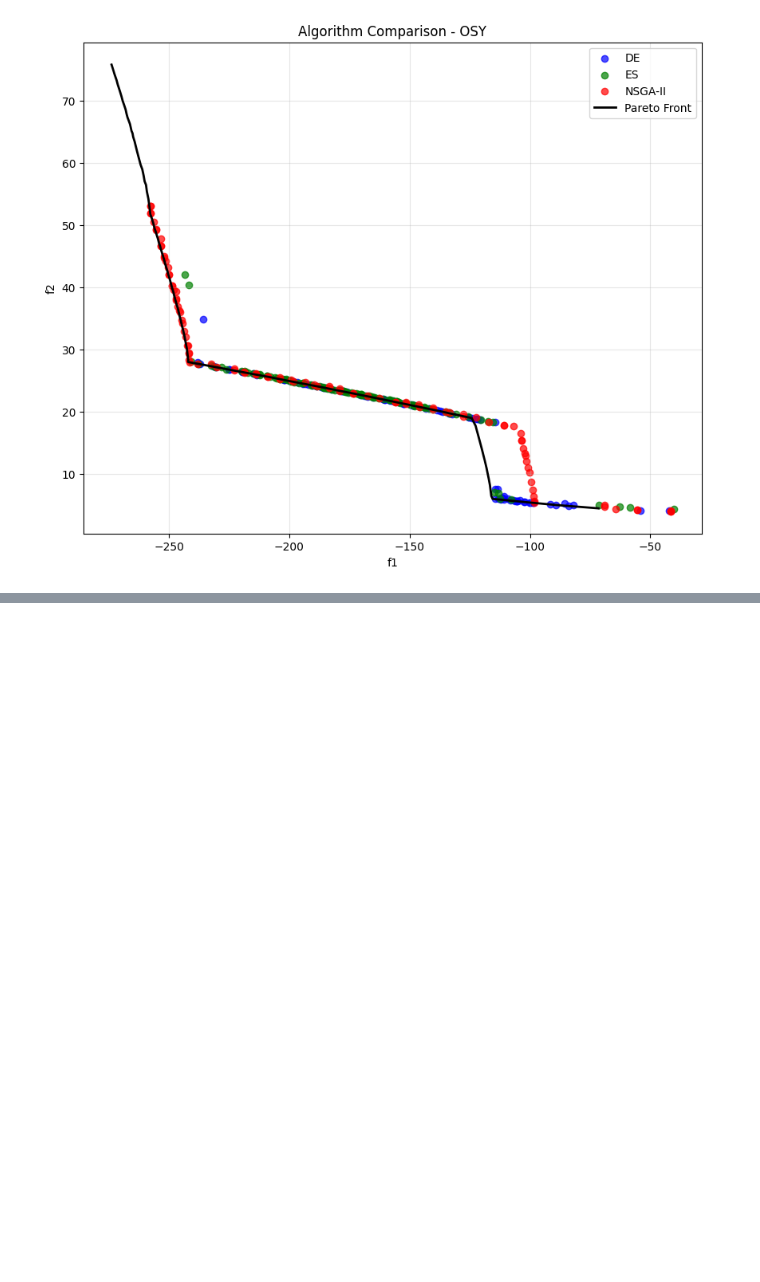
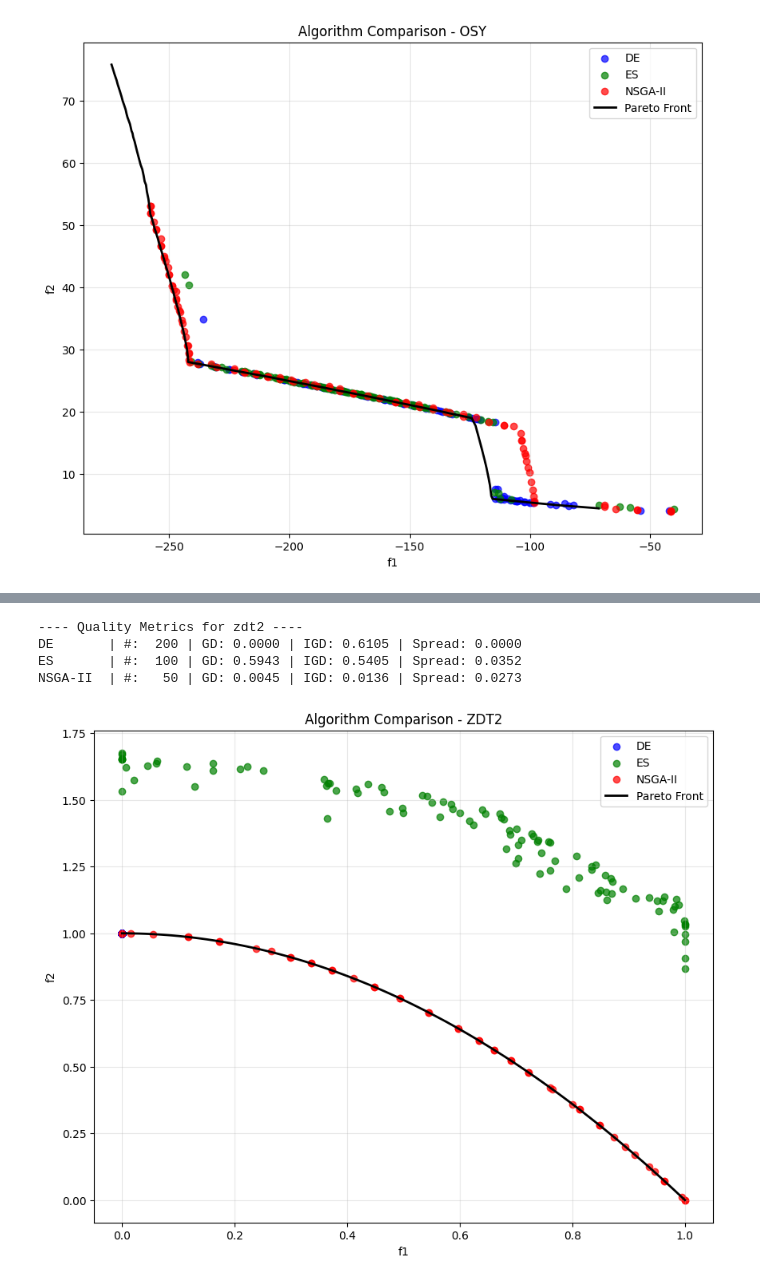
Before and after one commit to davidzemancz/evoptimizer, a Jupyter notebook: experiments.ipynb, the cells around one changed output, grey strips where cells are left out. Drawn from its saved outputs; the diff is of its cells as text; code cells hidden in the pictures; blank space fills up the shorter version.

```diff
--- a/experiments.ipynb
+++ b/experiments.ipynb
@@ -90,0 +114,15 @@ plot_pareto_front(problem, problem_name, de_fit, es_fit, nsga2_fit)
+# %%
+problem_name = 'zdt2'
+problem = get_problem(problem_name)
+de_pop, de_fit = differential_evolution_feasible(problem, pop_size=200, generations=1000, F=0.5)
+es_pop, es_fit = evolutionary_strategies_feasible(problem, pop_size=100, generations=1000, sigma_range_fac=0.02, center_bias=0.05)
+nsga2_pop, nsga2_fit = nsga2_feasible(problem, pop_size=50, generations=200)
+
+print_quality_metrics(problem, problem_name, de_fit, es_fit, nsga2_fit)
+plot_pareto_front(problem, problem_name, de_fit, es_fit, nsga2_fit)
+# %% [output]
+---- Quality Metrics for zdt2 ----
+DE       | #:  200 | GD: 0.0000 | IGD: 0.6105 | Spread: 0.0000
+ES       | #:  100 | GD: 0.5943 | IGD: 0.5405 | Spread: 0.0352
+NSGA-II  | #:   50 | GD: 0.0045 | IGD: 0.0136 | Spread: 0.0273
+[figure, added]
```
Also changed, not shown: parts of 7 cells of this notebook, 2 other files.
